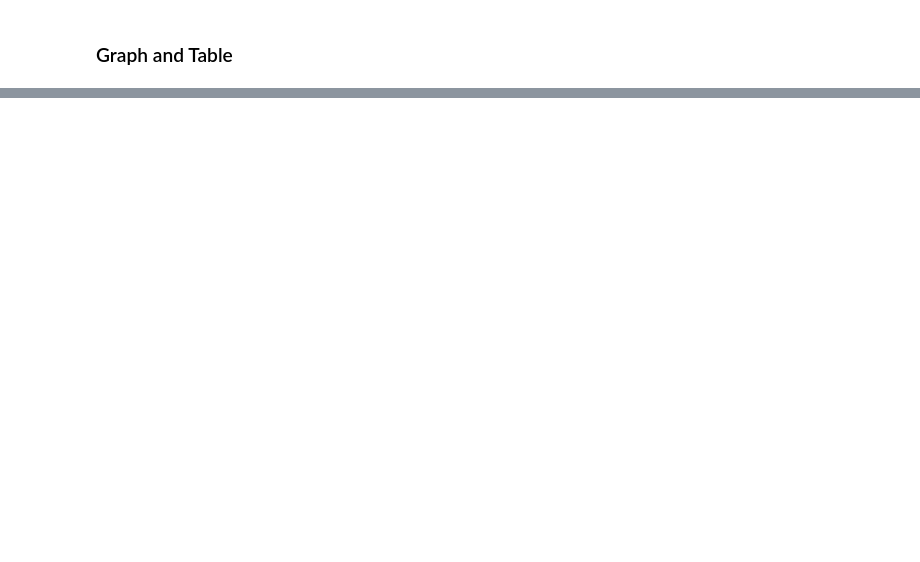
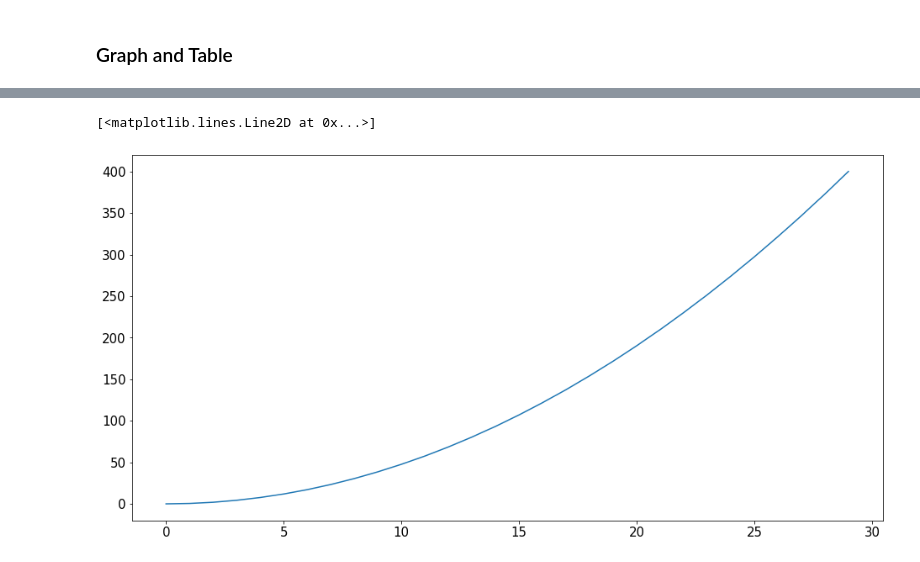
Before and after one commit to dongxulee/lifeCycleRefine, a Jupyter notebook: 20211011/simulation_richHigh.ipynb, the cells around one changed output, grey strips where cells are left out. Saved outputs shown, nothing was run; the diff lists cells and outputs as text; code cells hidden in the pictures; blank space fills up the shorter version.

Commit message:
3 generation plots

```diff
--- a/20211011/simulation_richHigh.ipynb
+++ b/20211011/simulation_richHigh.ipynb
@@ -270,0 +268,6 @@ DeviceArray([  5.       ,  44.169    ,  32.545277 ,  37.12216  ,
+# %%
+Ws = jnp.linspace(0, np.power(wealthLevel,1/polynomialDegree), numGrid)**polynomialDegree
+plt.plot(Ws)
+# %% [output]
+[<matplotlib.lines.Line2D at 0x...>]
+[figure, added]
```
Also changed, not shown: parts of 7 cells of this notebook, 16 other files.
